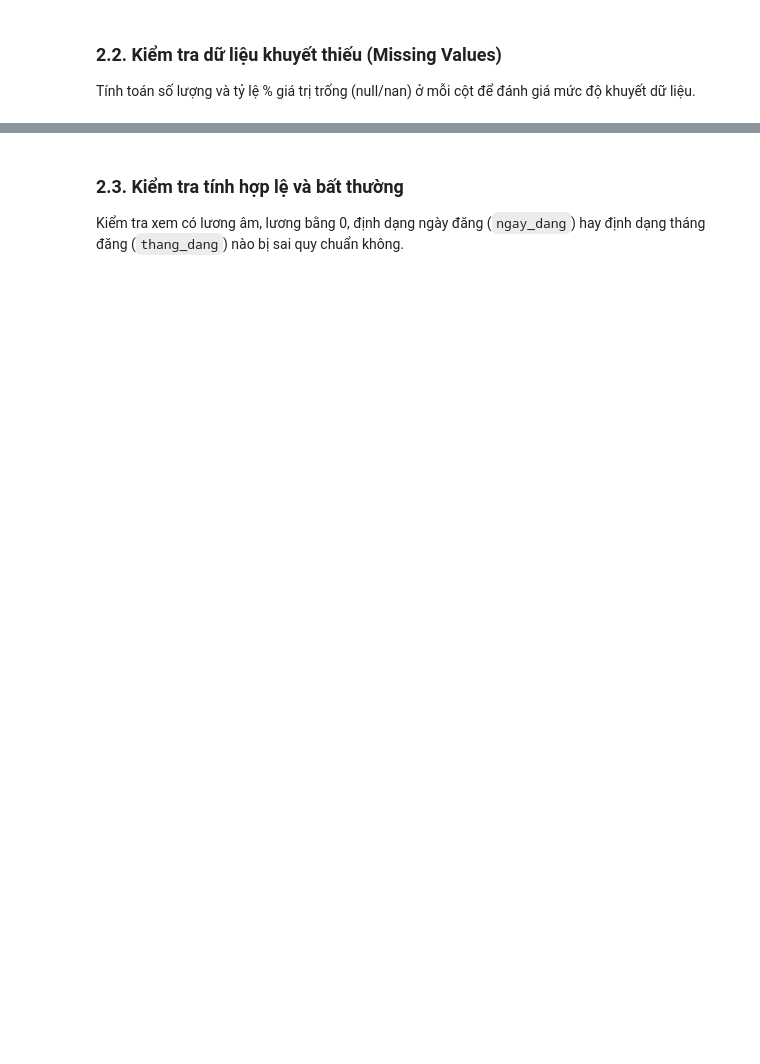
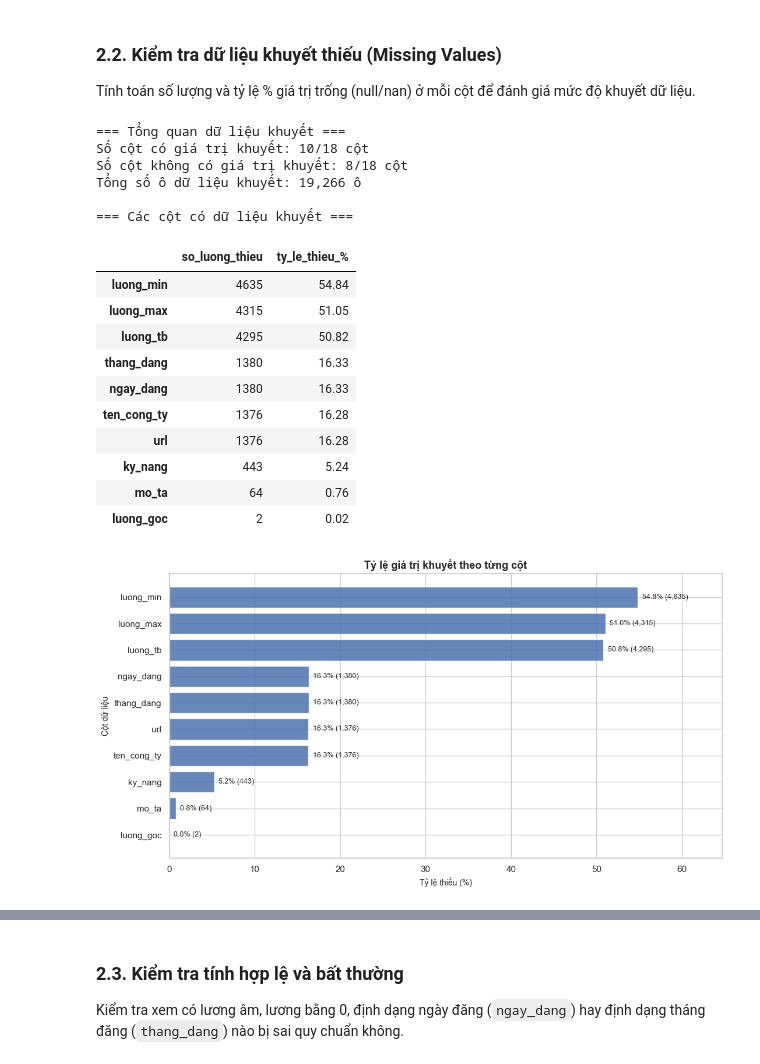
Before and after one commit to TrucHang676/TQH-FINAL-PROJECT-N5, a Jupyter notebook: notebooks/eda.ipynb, the cells around one changed output, grey strips where cells are left out. Cells and saved outputs as stored; diff of their text form; code cells hidden in the pictures; blank space fills up the shorter version.

```diff
--- a/notebooks/eda.ipynb
+++ b/notebooks/eda.ipynb
@@ -61,4 +150,65 @@ Thực hiện xem thông tin kiểu dữ liệu và mô tả sơ bộ bằng `df
 ### **2.2. Kiểm tra dữ liệu khuyết thiếu (Missing Values)**
 Tính toán số lượng và tỷ lệ % giá trị trống (null/nan) ở mỗi cột để đánh giá mức độ khuyết dữ liệu.
 # %%
-# Viết code kiểm tra giá trị khuyết tại đây
+# Kiểm tra số lượng và tỷ lệ giá trị khuyết ở từng cột
+missing_summary = pd.DataFrame({
+    'so_luong_thieu': df.isna().sum(),
+    'ty_le_thieu_%': (df.isna().mean() * 100).round(2)
+}).sort_values('ty_le_thieu_%', ascending=False)
+
+missing_nonzero = missing_summary[missing_summary['so_luong_thieu'] > 0]
+
+print("=== Tổng quan dữ liệu khuyết ===")
+print(f"Số cột có giá trị khuyết: {len(missing_nonzero)}/{df.shape[1]} cột")
+print(f"Số cột không có giá trị khuyết: {(missing_summary['so_luong_thieu'] == 0).sum()}/{df.shape[1]} cột")
+print(f"Tổng số ô dữ liệu khuyết: {int(df.isna().sum().sum()):,} ô")
+
+print("\n=== Các cột có dữ liệu khuyết ===")
+display(missing_nonzero)
+
+# ─ Biểu đồ ─
+if len(missing_nonzero) > 0:
+    fig, ax = plt.subplots(figsize=(11, 6))
+
+    plot_data = missing_nonzero.sort_values('ty_le_thieu_%', ascending=True)
+    bars = ax.barh(
+        plot_data.index,
+        plot_data['ty_le_thieu_%'],
+        color='#4C72B0', alpha=0.85, edgecolor='white'
+    )
+
+    for bar, (_, row) in zip(bars, plot_data.iterrows()):
+        ax.text(
+            bar.get_width() + 0.5,
+            bar.get_y() + bar.get_height()/2,
+            f"{row['ty_le_thieu_%']:.1f}% ({int(row['so_luong_thieu']):,})",
+            va='center', fontsize=9
+        )
+
+    ax.set_title("Tỷ lệ giá trị khuyết theo từng cột", fontsize=13, fontweight='bold')
+    ax.set_xlabel("Tỷ lệ thiếu (%)", fontsize=10)
+    ax.set_ylabel("Cột dữ liệu", fontsize=10)
+    ax.set_xlim(0, max(plot_data['ty_le_thieu_%']) * 1.18)
+    plt.tight_layout()
+    plt.show()
+else:
+    print("Không phát hiện giá trị khuyết trong bộ dữ liệu.")
+# %% [output]
+=== Tổng quan dữ liệu khuyết ===
+Số cột có giá trị khuyết: 10/18 cột
+Số cột không có giá trị khuyết: 8/18 cột
+Tổng số ô dữ liệu khuyết: 19,266 ô
+
+=== Các cột có dữ liệu khuyết ===
+|  | so_luong_thieu | ty_le_thieu_% |
+| luong_min | 4635 | 54.84 |
+| luong_max | 4315 | 51.05 |
+| luong_tb | 4295 | 50.82 |
+| thang_dang | 1380 | 16.33 |
+| ngay_dang | 1380 | 16.33 |
+| ten_cong_ty | 1376 | 16.28 |
+| url | 1376 | 16.28 |
+| ky_nang | 443 | 5.24 |
+| mo_ta | 64 | 0.76 |
+| luong_goc | 2 | 0.02 |
+[figure, added]
```
Also changed, not shown: parts of 12 cells of this notebook.
